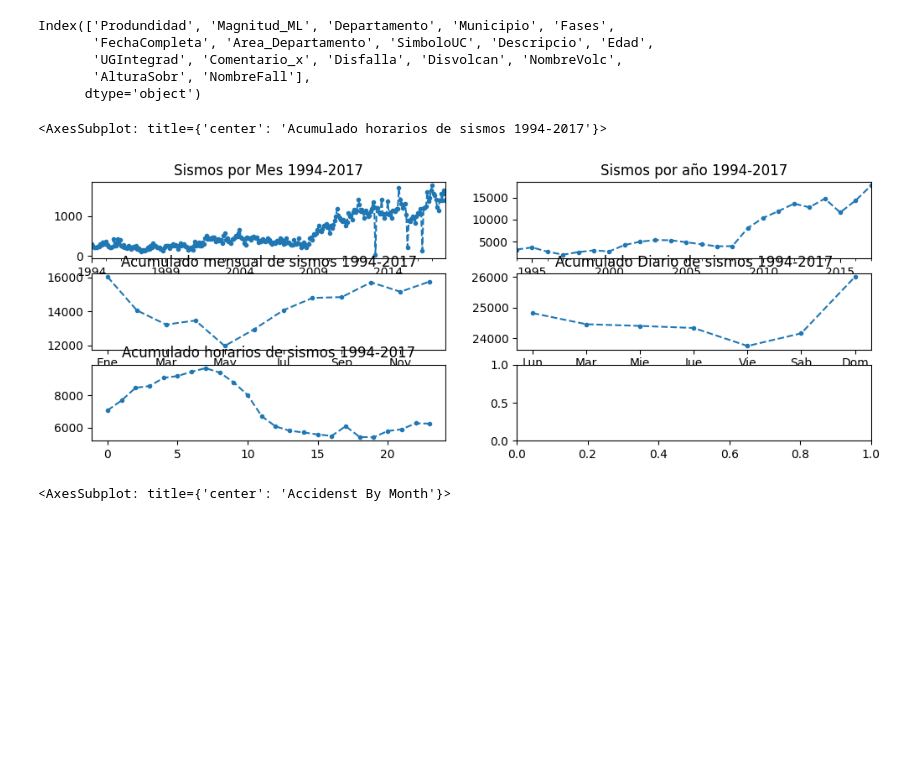
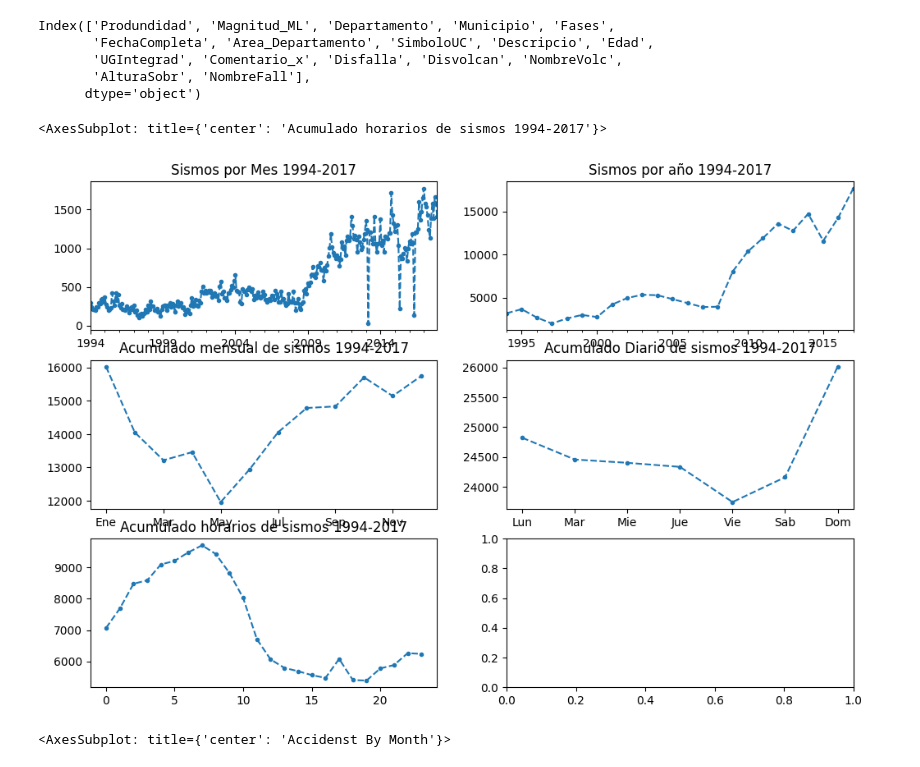
Before and after one commit to EDGAR-BARAHONA/Programacion-Python-Gis, a Jupyter notebook: Analitica/AnalisisSismico.ipynb, the cells around one changed output. Cells and saved outputs as stored; diff of their text form; code cells hidden in the pictures; blank space fills up the shorter version.

```diff
--- a/Analitica/AnalisisSismico.ipynb
+++ b/Analitica/AnalisisSismico.ipynb
@@ -135,30 +135,31 @@ sismos = sismos[(sismos.Año >=1994) &(sismos.Año <=2017)]
 # %%
 sismos_xmes = pd.to_datetime(sismos.FechaCompleta).dt.to_period(freq = 'M')
 sismos_xmes = sismos_xmes.value_counts().sort_index()
 
 sismos_xaño = pd.to_datetime(sismos.FechaCompleta).dt.to_period(freq = 'Y')
 sismos_xaño = sismos_xaño.value_counts().sort_index()
 
 
 sismosmes = sismos.Mes.value_counts().sort_index()
 sismosmes.index = ['Ene','Feb','Mar','Abr','May','Jun', 'Jul','Ago','Sep','Oct','Nov','Dec']
 
 sismosdia = sismos.Dia.value_counts().sort_index()
 sismosdia.index = ['Lun','Mar','Mie','Jue','Vie','Sab','Dom']
 
 sismoshora = sismos.hora.value_counts().sort_index()
 
 
-fig, ((ax1,ax2),(ax3,ax4),(ax5,ax6)) = plt.subplots(nrows=3, ncols=2, figsize=(12, 4))
+fig, ((ax1,ax2),(ax3,ax4),(ax5,ax6)) = plt.subplots(nrows=3, ncols=2, figsize=(12, 8))
 
 sismos_xmes.plot(marker='.', ls = '--', title = 'Sismos por Mes 1994-2017', ax=ax1)
 sismos_xaño.plot(marker='.', ls = '--', title = 'Sismos por año 1994-2017', ax=ax2)
 sismosmes.plot(marker='.', ls = '--', title = 'Acumulado mensual de sismos 1994-2017', ax=ax3)
 sismosdia.plot(marker='.', ls = '--', title = 'Acumulado Diario de sismos 1994-2017', ax=ax4)
 sismoshora.plot(marker='.', ls = '--', title = 'Acumulado horarios de sismos 1994-2017', ax=ax5)
+sismoshora.plot(marker='.', ls = '--', title = 'Acumulado horarios de sismos 1994-2017', ax=ax6)
 # %% [output]
 <AxesSubplot: title={'center': 'Acumulado horarios de sismos 1994-2017'}>
-[figure, old version]
+[figure, new version]
 # %%
 month = pd.to_datetime(sismos.FechaCompleta).dt.to_period(freq = 'M')
 monthly_accidents = month.value_counts().sort_index()
```
